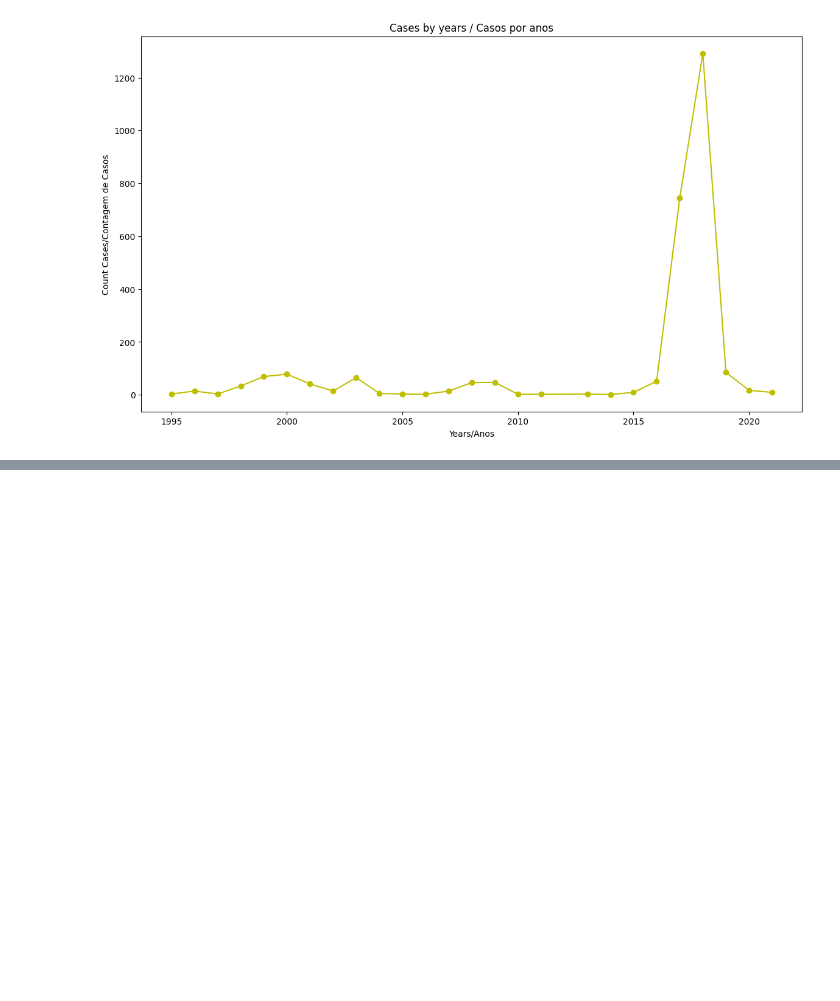
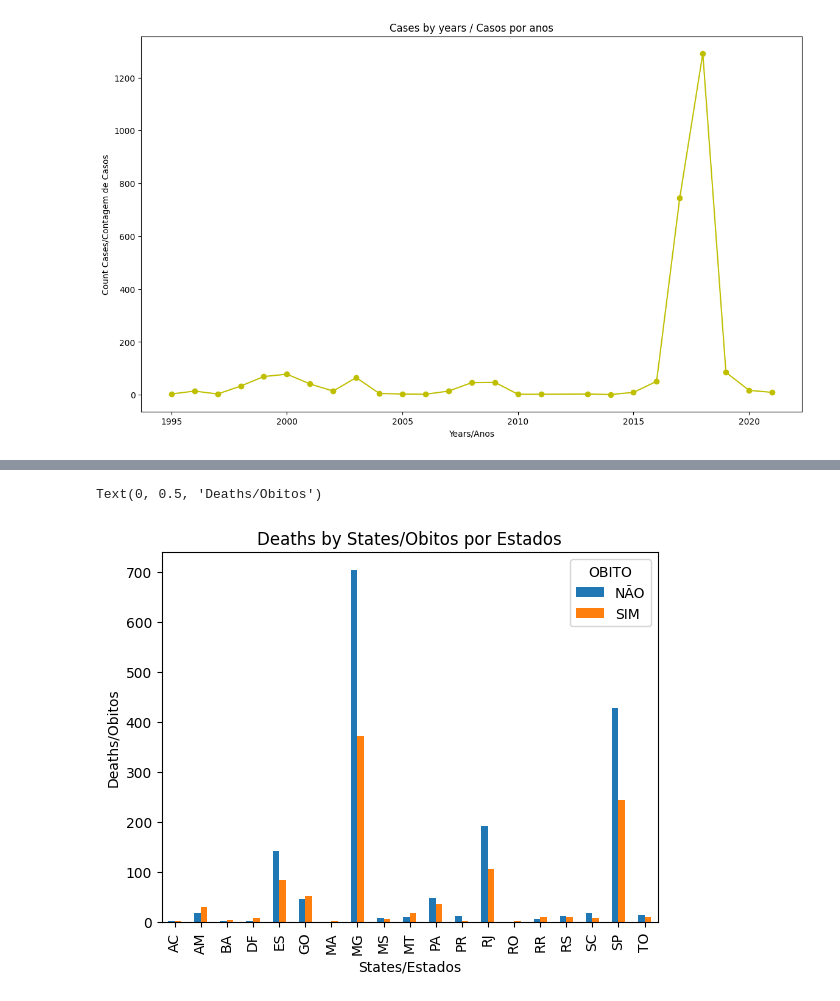
Before and after one commit to Muniz97/Yellow-fever-Febre-Amarela, a Jupyter notebook: 2 - Statistic/Yellow_Fever_Statistic.ipynb, the cells around one changed output, grey strips where cells are left out. Saved outputs shown, nothing was run; the diff lists cells and outputs as text; code cells hidden in the pictures; blank space fills up the shorter version.

```diff
--- a/2 - Statistic/Yellow_Fever_Statistic.ipynb
+++ b/2 - Statistic/Yellow_Fever_Statistic.ipynb
@@ -116,0 +129,11 @@ Text(0.5, 1.0, 'Cases by months/Casos por mês')
+# %%
+contagem = dados.groupby(['UF_LPI', 'OBITO']).size().unstack(fill_value=0)
+
+contagem.plot(kind='bar')
+
+plt.title('Deaths by States/Obitos por Estados')
+plt.xlabel('States/Estados')
+plt.ylabel('Deaths/Obitos')
+# %% [output]
+Text(0, 0.5, 'Deaths/Obitos')
+[figure, added]
```
Also changed, not shown: parts of 4 cells of this notebook.
